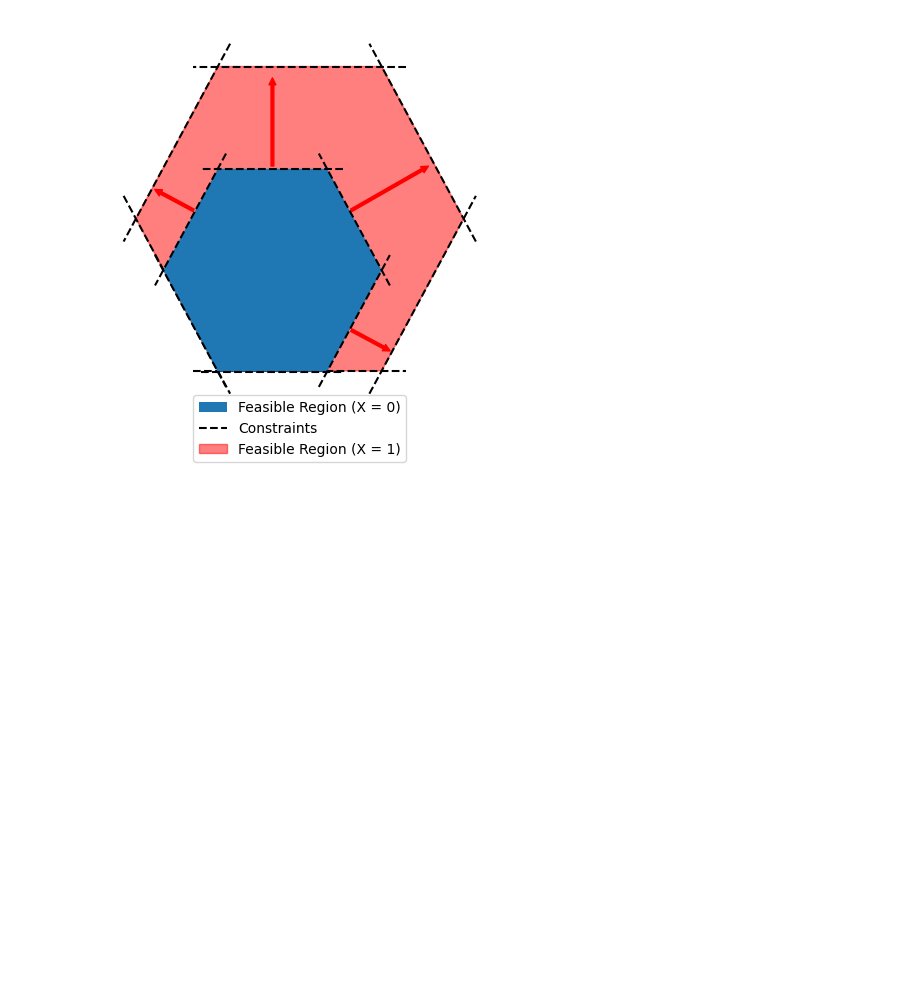
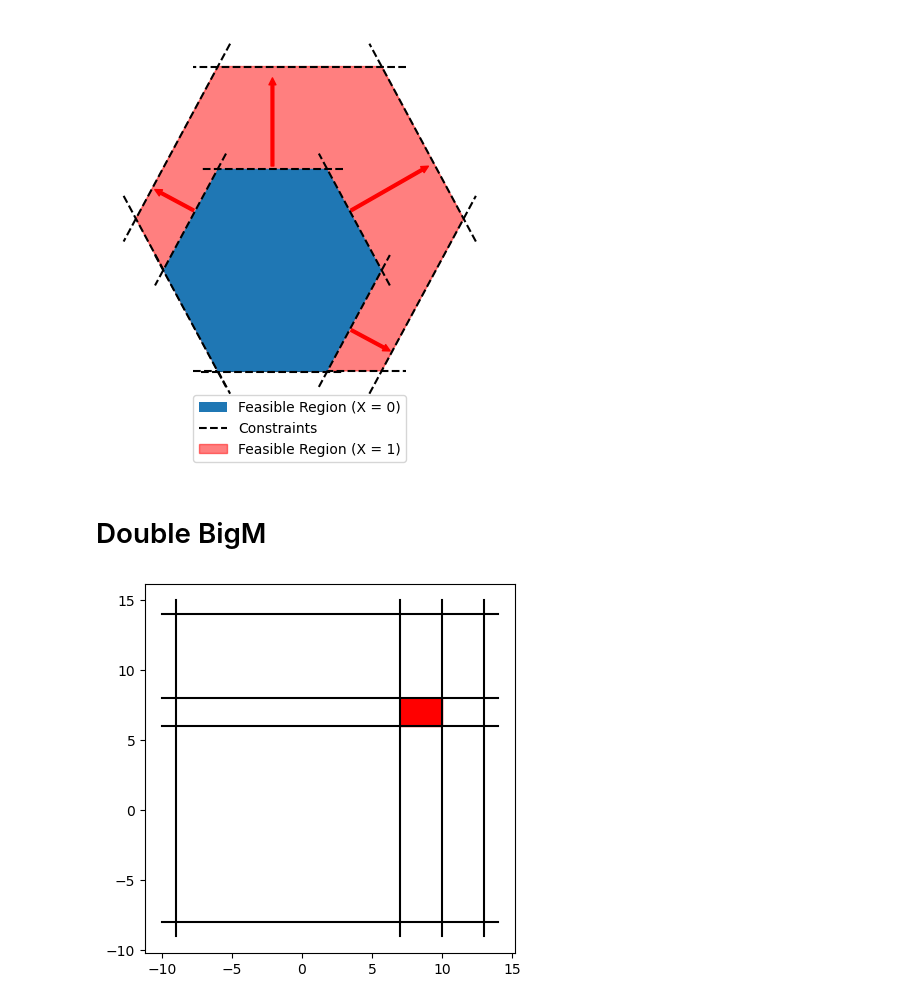
Before and after one commit to NathanDavisBarrett/ComputationalDecisionMakingCourse, a Jupyter notebook: 04_ModelingTechniques/FigureGeneration.ipynb, the cells around one changed output. Drawn from its saved outputs; the diff is of its cells as text; code cells hidden in the pictures; blank space fills up the shorter version.

```diff
--- a/04_ModelingTechniques/FigureGeneration.ipynb
+++ b/04_ModelingTechniques/FigureGeneration.ipynb
@@ -369,3 +369,53 @@ ax.legend(loc="lower center", bbox_to_anchor=(0.5,-0.15))
 fig.savefig("ExpandedBigM.png")
 # %% [output]
 [figure]
+# %% [markdown]
+# Double BigM
+# %%
+fig,ax = plt.subplots(1,1)
+
+ax.set_aspect("equal")
+
+M = 10
+
+xBounds = (-10,14)
+yBounds = (-9,15)
+
+def PlotY(y1):
+    y2 = 1 - y1
+
+    l1 = 1 - M * (1 - y1)
+    r1 = 3 + M * (1 - y1)
+
+    t1 = 4 + M * (1-y1)
+    b1 = 2 - M * (1-y1)
+
+    ax.plot(xBounds,[t1,t1],color="black")
+    ax.plot(xBounds,[b1,b1],color="black")
+    ax.plot([l1,l1],yBounds,color="black")
+    ax.plot([r1,r1],yBounds,color="black")
+
+    l2 = 7 - M * (1 - y2)
+    r2 = 10 + M * (1 - y2)
+
+    t2 = 8 + M * (1-y2)
+    b2 = 6 - M * (1-y2)
+
+    ax.plot(xBounds,[t2,t2],color="black")
+    ax.plot(xBounds,[b2,b2],color="black")
+    ax.plot([l2,l2],yBounds,color="black")
+    ax.plot([r2,r2],yBounds,color="black")
+
+    l = np.max([l1,l2])
+    r = np.min([r1,r2])
+    t = np.min([t1,t2])
+    b = np.max([b1,b2])
+
+    ax.fill_between([l,r],[t,t],[b,b],color="red",label="Feasible Region")
+
+    ax.legend()
+
+
+PlotY(0)
+# %% [output]
+[figure, added]
```
Also changed, not shown: 8 other files.
